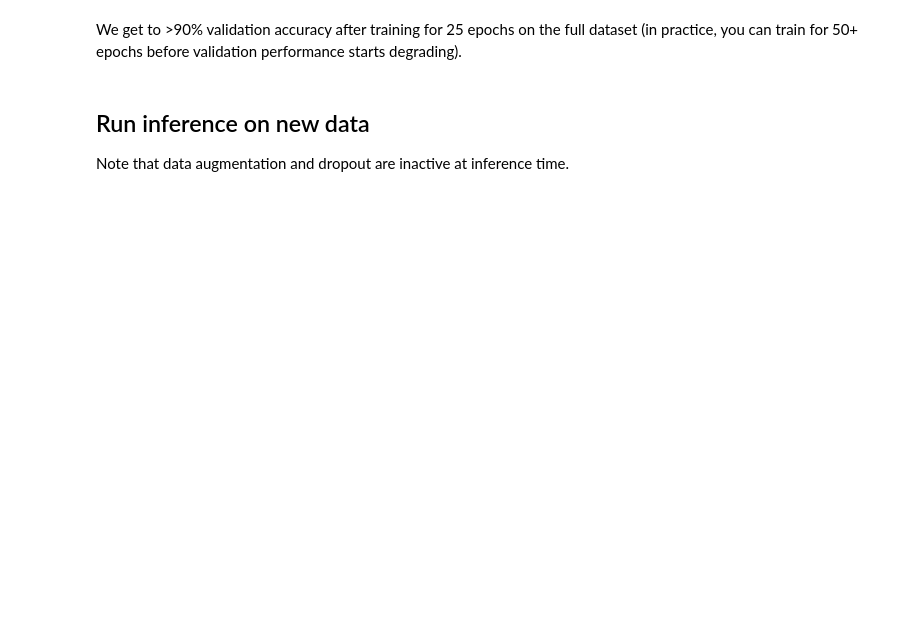
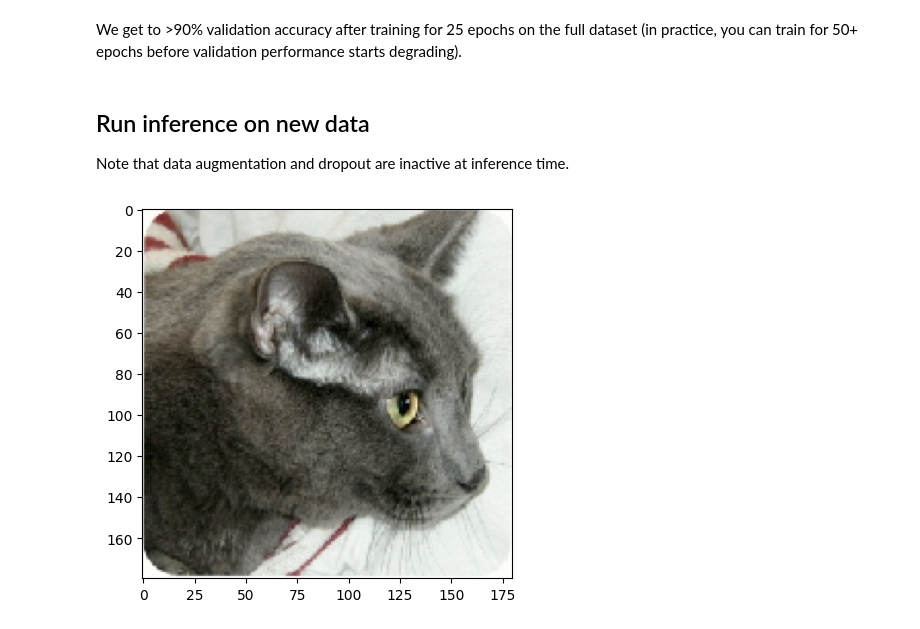
Before and after one commit to AIEngineerOnDemand/Data-Science-Portfolio, a Jupyter notebook: computer_vision/image_classification_from_scratch.ipynb, the cells around one changed output. Saved outputs shown, nothing was run; the diff lists cells and outputs as text; code cells hidden in the pictures; blank space fills up the shorter version.

```diff
--- a/computer_vision/image_classification_from_scratch.ipynb
+++ b/computer_vision/image_classification_from_scratch.ipynb
@@ -286,12 +318,33 @@ We get to >90% validation accuracy after training for 25 epochs on the full data
 
 Note that data augmentation and dropout are inactive at inference time.
 # %%
-img = keras.utils.load_img("PetImages/Cat/6779.jpg", target_size=image_size)
+from tensorflow import keras
+import tensorflow as tf
+import matplotlib.pyplot as plt
+
+# Define the target size for the image
+image_size = (180, 180)
+
+# Load the image and resize it to the target size
+img = keras.preprocessing.image.load_img("PetImages/Cat/6779.jpg", target_size=image_size)
+
+# Display the image
 plt.imshow(img)
+plt.show()
 
-img_array = keras.utils.img_to_array(img)
-img_array = keras.ops.expand_dims(img_array, 0)  # Create batch axis
+# Convert the image to an array
+img_array = keras.preprocessing.image.img_to_array(img)
 
+# Add an extra dimension to create a batch axis
+img_array = tf.expand_dims(img_array, 0)
+
+# Make a prediction using the model
 predictions = model.predict(img_array)
-score = float(keras.ops.sigmoid(predictions[0][0]))
+
+# Apply the sigmoid function to the prediction and calculate the score
+score = tf.sigmoid(predictions[0][0]).numpy()
+
+# Print the score
 print(f"This image is {100 * (1 - score):.2f}% cat and {100 * score:.2f}% dog.")
+# %% [output]
+[figure, added]
```
Also changed, not shown: parts of 10 cells of this notebook.
